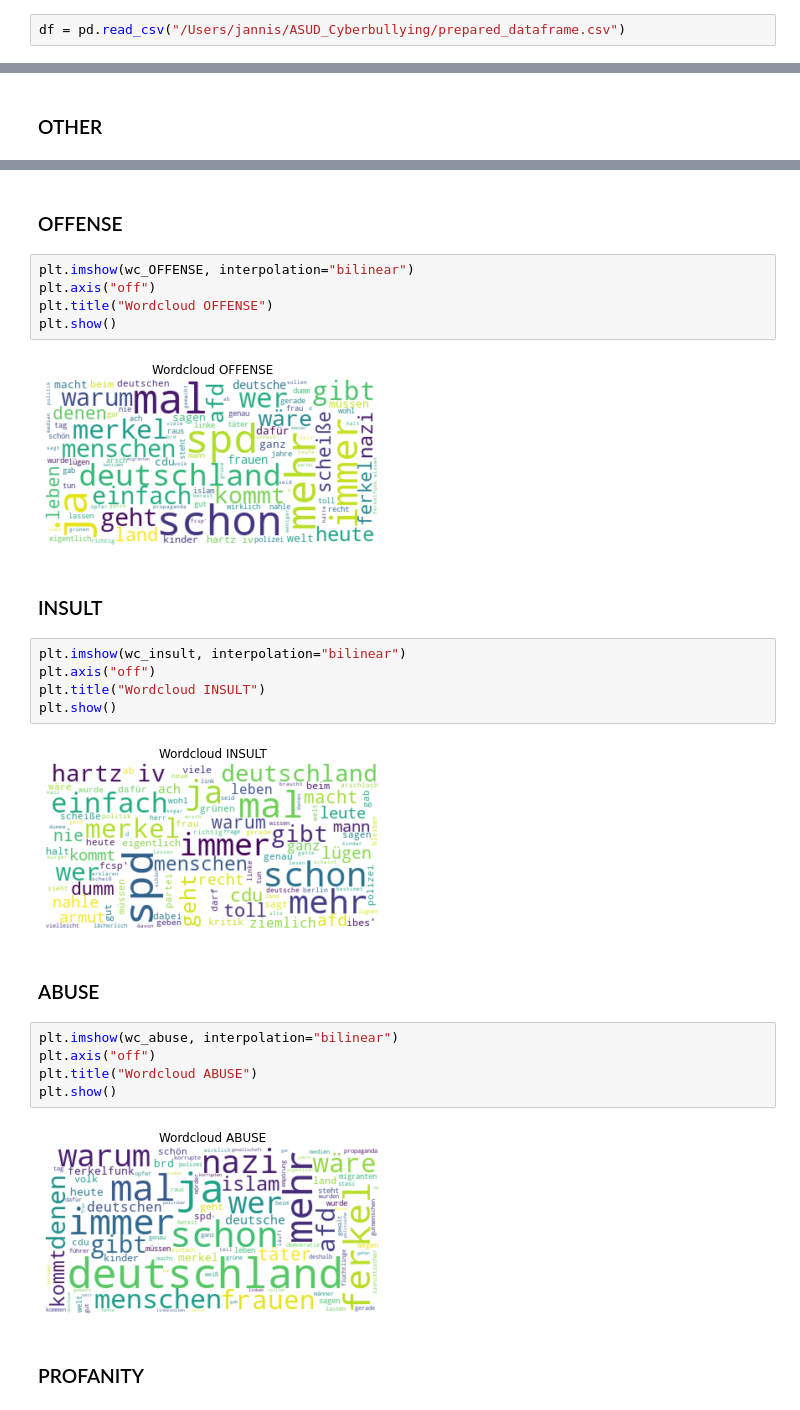
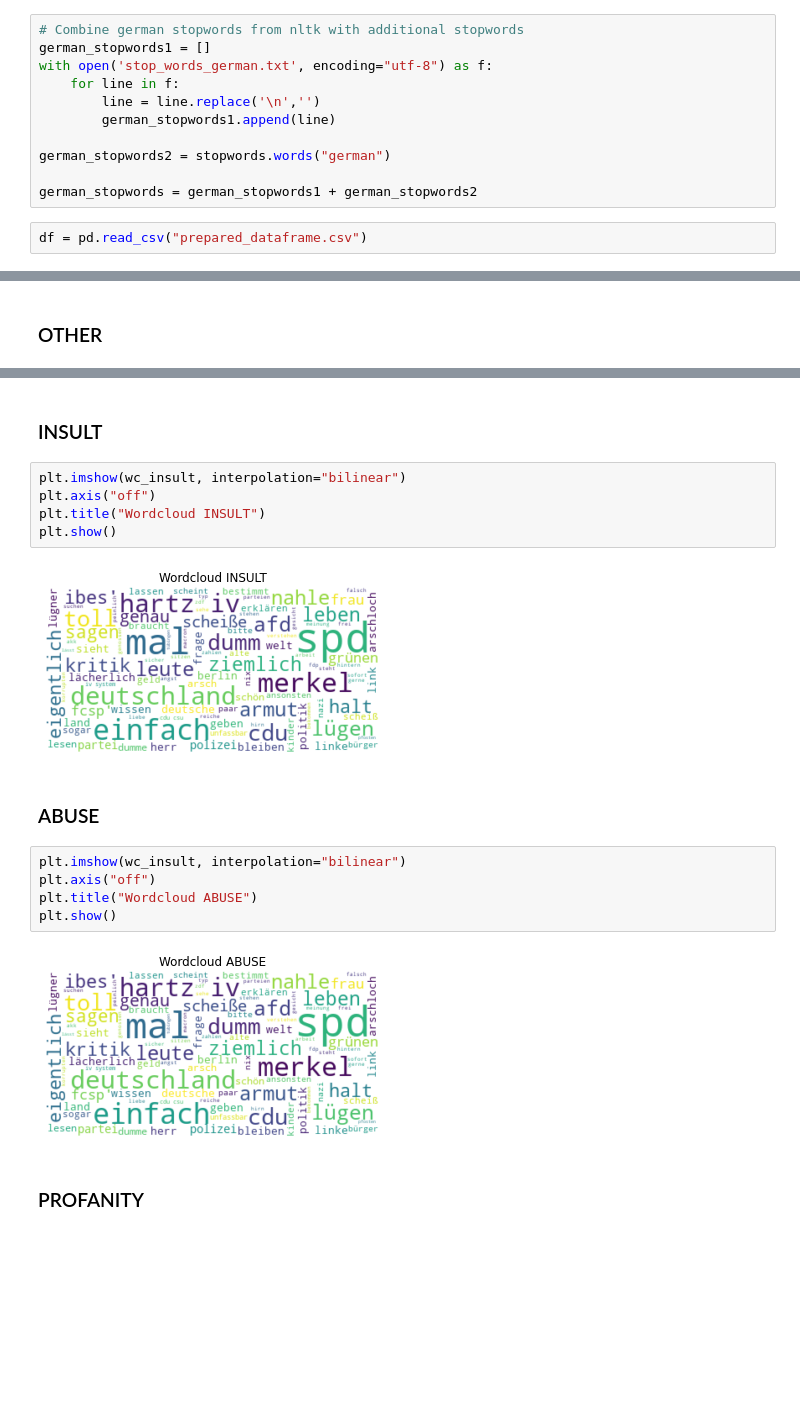
Before and after one commit to LeIx1999/ASUD_Cyberbullying, a Jupyter notebook: Word2vec_tweets.ipynb, the cells around one changed output, grey strips where cells are left out. Saved outputs shown, nothing was run; the diff lists cells and outputs as text; blank space fills up the shorter version.

Commit message:
More stopwords and created Word2Vec_tweets_RF_JL for presentation

```diff
--- a/Word2vec_tweets.ipynb
+++ b/Word2vec_tweets.ipynb
@@ -31,8 +32,19 @@ import spacy
 import re
 import umap
 nlp = spacy.load('de_core_news_lg')
+# %%
+# Combine german stopwords from nltk with additional stopwords
+german_stopwords1 = []
+with open('stop_words_german.txt', encoding="utf-8") as f:
+    for line in f:
+        line = line.replace('\n','')
+        german_stopwords1.append(line)
+
+german_stopwords2 = stopwords.words("german")
+
+german_stopwords = german_stopwords1 + german_stopwords2
 # %%
-df = pd.read_csv("/Users/jannis/ASUD_Cyberbullying/prepared_dataframe.csv")
+df = pd.read_csv("prepared_dataframe.csv")
 # %%
 df.head()
 # %% [output]
@@ -97,12 +97,3 @@ plt.show()
-# %% [markdown]
-### OFFENSE
-# %%
-plt.imshow(wc_OFFENSE, interpolation="bilinear")
-plt.axis("off")
-plt.title("Wordcloud OFFENSE")
-plt.show()
-# %% [output]
-[figure, removed]
 # %% [markdown]
 ### INSULT
 # %%
@@ -111,16 +102,16 @@ plt.axis("off")
 plt.title("Wordcloud INSULT")
 plt.show()
 # %% [output]
-[figure, old version]
+[figure, new version]
 # %% [markdown]
 ### ABUSE
 # %%
-plt.imshow(wc_abuse, interpolation="bilinear")
+plt.imshow(wc_insult, interpolation="bilinear")
 plt.axis("off")
 plt.title("Wordcloud ABUSE")
 plt.show()
 # %% [output]
-[figure, old version]
+[figure, new version]
 # %% [markdown]
 ### PROFANITY
 # %%
```
Also changed, not shown: parts of 35 cells of this notebook, 3 other files.
